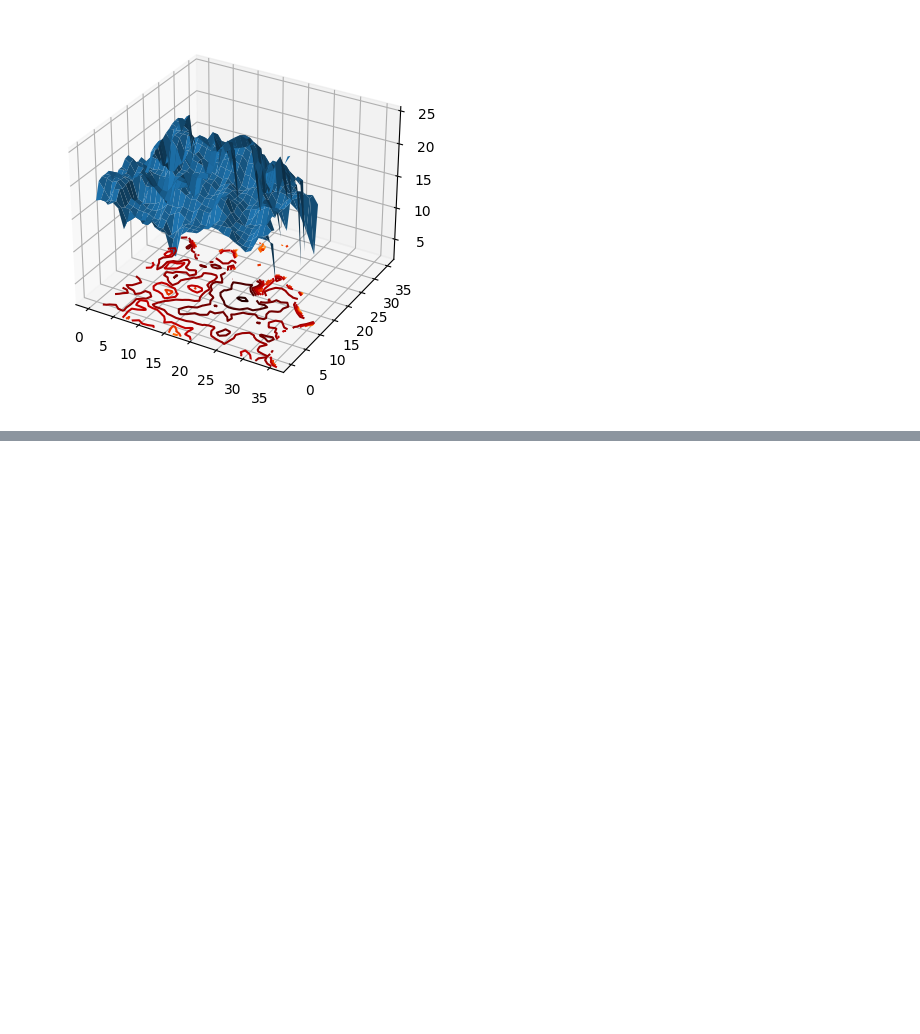
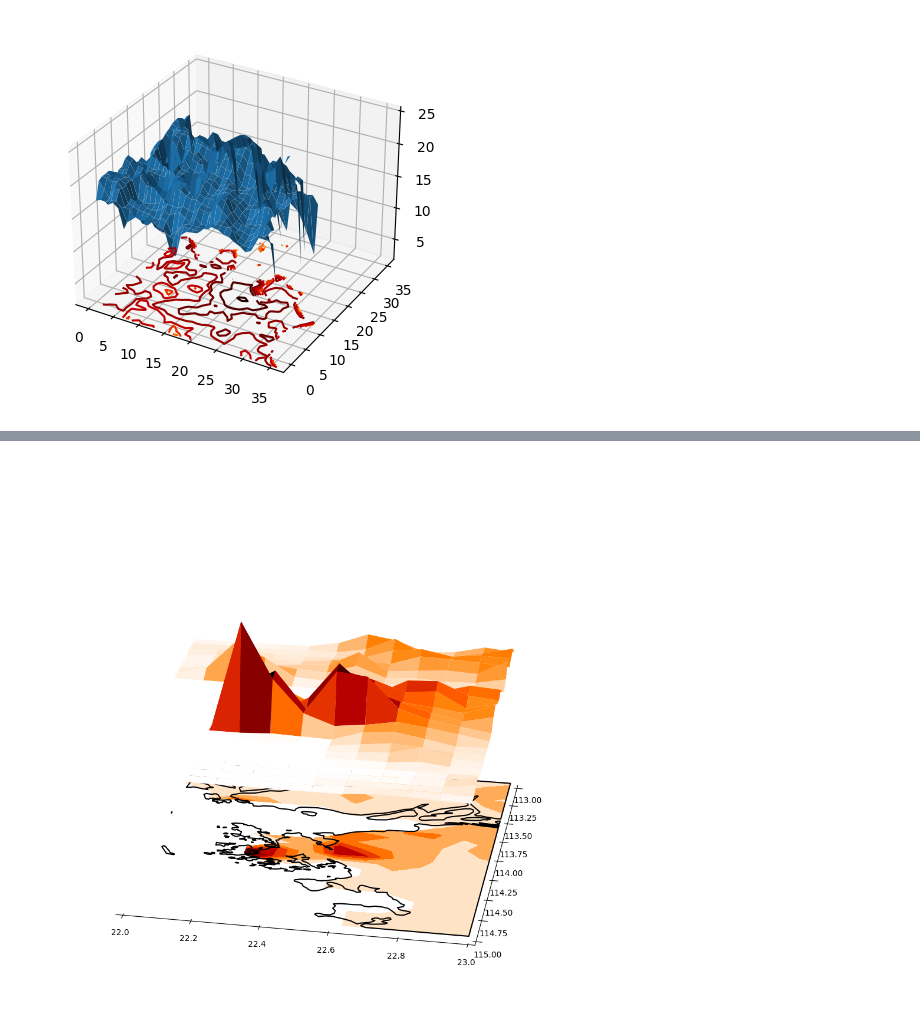
Before and after one commit to HalKiyo/h08_urban, a Jupyter notebook: qgis/pst/3Dplots_population_density.ipynb, the cells around one changed output, grey strips where cells are left out. Cells and saved outputs as stored; diff of their text form; code cells hidden in the pictures; blank space fills up the shorter version.

```diff
--- a/qgis/pst/3Dplots_population_density.ipynb
+++ b/qgis/pst/3Dplots_population_density.ipynb
@@ -478,0 +544,67 @@ plt.show()
+# %%
+left = 113
+right = 115
+bottom = 22
+top = 23
+#
+surplus = 3e4
+map_depth = 0
+figsize=(12, 15)
+elev, azim = 25, 10
+#
+upperindex, lowerindex, leftindex, rightindex, rgnshape, img_extent = geography(left, right, bottom, top)
+#
+h08dir = '/mnt/c/Users/tsimk/Downloads/dotfiles/h08/global_city'
+lndmsk = np.fromfile(f'{h08dir}/dat/lnd_msk_/lndmsk.CAMA.gl5', dtype='float32').reshape(2160, 4320)
+pop = np.fromfile(f'{h08dir}/dat/pop_tot_/GPW4ag__20100000.gl5', dtype='float32').reshape(2160, 4320)
+ara = np.fromfile(f'{h08dir}/dat/lnd_ara_/lndara.CAMA.gl5', dtype='float32').reshape(2160, 4320)
+#
+lndmsk_cropped = lndmsk[upperindex:lowerindex, leftindex:rightindex]
+pop_cropped = pop[upperindex:lowerindex, leftindex:rightindex]
+ara_cropped = ara[upperindex:lowerindex, leftindex:rightindex]
+dns_cropped = pop_cropped/(ara_cropped / 10**6)
+#
+x = np.linspace(left, right, pop_cropped.shape[1])
+y = np.linspace(bottom, top, pop_cropped.shape[0])
+X, Y = np.meshgrid(x, y)
+#Z = np.ma.masked_where(dns_cropped < 0, dns_cropped)
+Z = dns_cropped
+Z_dash = Z + surplus
+
+# プロットの作成
+fig = plt.figure(figsize=figsize)
+#
+ax3d = fig.add_subplot(111, projection='3d')
+# 領域の指定
+ax3d.set_xlim(left, right)
+ax3d.set_ylim(bottom,top)
+ax3d.set_zlim(map_depth, np.max(Z_dash))
+# ラベル
+#ax3d.set_xlabel("longitude")
+#ax3d.set_ylabel("latitude")
+#
+surface = ax3d.plot_surface(X[::-1], Y[::-1], Z_dash, cmap='gist_heat_r')
+#
+Z = np.ma.masked_where(lndmsk_cropped < 1, Z)
+contour = ax3d.contourf(X[::-1], Y[::-1], Z, zdir='z', offset=map_depth, cmap='gist_heat_r')
+#
+lc = c3d(right, left, bottom, top)
+ax3d.add_collection3d(lc, zs=map_depth, zdir='z')
+ax3d.view_init(elev=elev, azim=azim)
+#
+ax3d.xaxis.pane.fill = False
+ax3d.yaxis.pane.fill = False
+ax3d.zaxis.pane.fill = False
+ax3d.xaxis.pane.set_edgecolor('none')
+ax3d.yaxis.pane.set_edgecolor('none')
+ax3d.zaxis.pane.set_edgecolor('none')
+ax3d.grid(False)
+#
+# Z軸の目盛を指数表記に設定
+ax3d.zaxis.line.set_color((1.0, 1.0, 1.0, 0.0))  # Z軸の線を透明にする
+ax3d.set_zticks([])  # Z軸の目盛りを消す
+ax3d.set_zticklabels([])  # Z軸のラベルを消す
+#
+plt.show()
+# %% [output]
+[figure, added]
```
Also changed, not shown: parts of 5 cells of this notebook.
